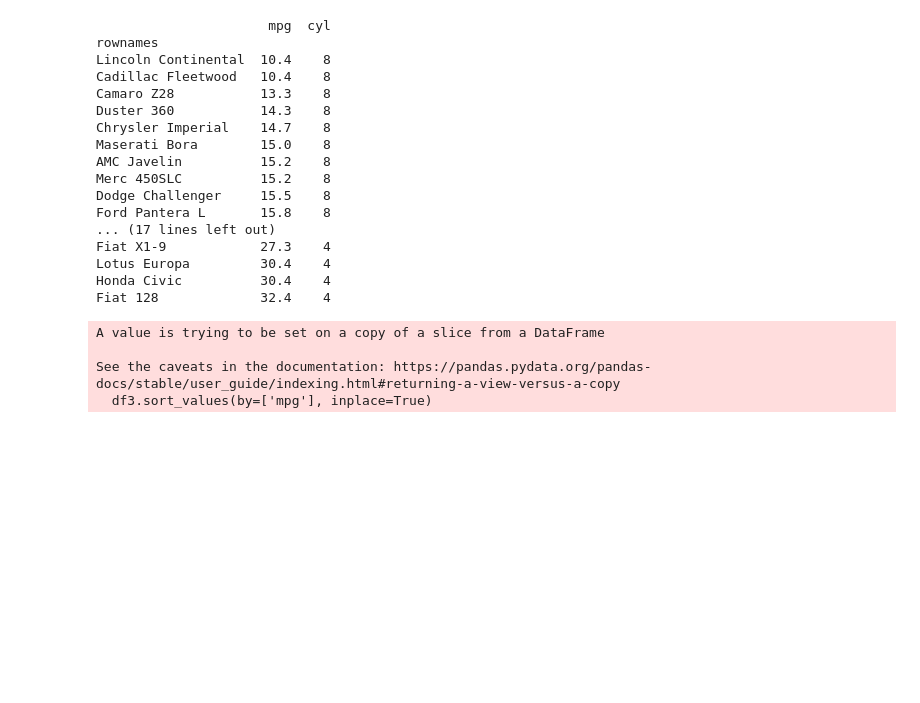
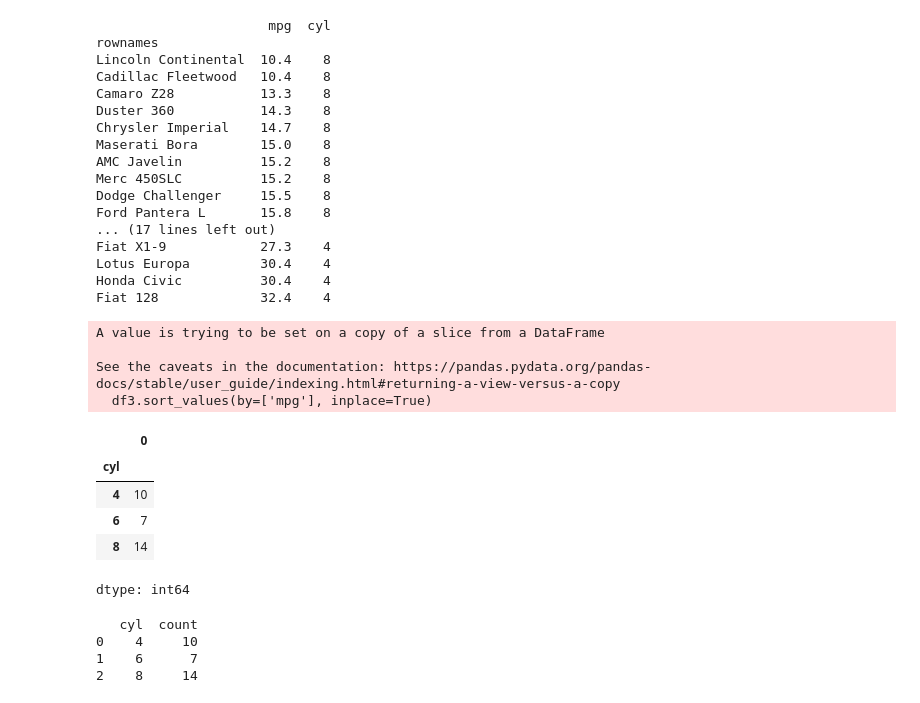
Before and after one commit to Jiaxuan-Peng/IS-4487, a Jupyter notebook: Demos/demo_02_dataframe_intro.ipynb, the cells around one changed output. Cells and saved outputs as stored; diff of their text form; code cells hidden in the pictures; blank space fills up the shorter version.

```diff
--- a/Demos/demo_02_dataframe_intro.ipynb
+++ b/Demos/demo_02_dataframe_intro.ipynb
@@ -208,7 +208,7 @@ Ferrari Dino         19.7    6
 Maserati Bora        15.0    8
 Volvo 142E           21.4    4
 # %%
-df3.sort_values(by=['mpg'], inplace=True)
+df3.sort_values(by=['mpg'])
 print(df3)
 # %% [output]
                       mpg  cyl
@@ -259,7 +255,23 @@ A value is trying to be set on a copy of a slice from a DataFrame
 
 See the caveats in the documentation: https://pandas.pydata.org/pandas-docs/stable/user_guide/indexing.html#returning-a-view-versus-a-copy
   df3.sort_values(by=['mpg'], inplace=True)
+# %%
+dff = df3.groupby('cyl').size()
+dff
+# %% [output]
+|  | 0 |
+| cyl |  |
+| 4 | 10 |
+| 6 | 7 |
+| 8 | 14 |
+dtype: int64
 # %%
 #aggregate the data to get the number of cars with each cylinder count
+
 df4 = df3.groupby('cyl').size().reset_index(name='count')
 print(df4)
+# %% [output]
+   cyl  count
+0    4     10
+1    6      7
+2    8     14
```
Also changed, not shown: parts of 1 cell of this notebook.
